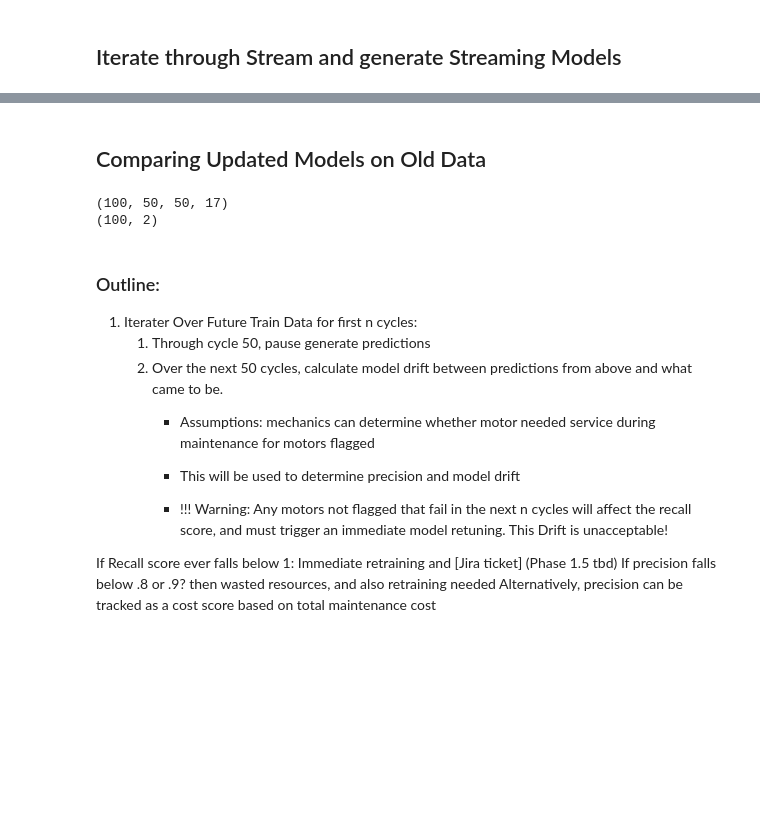
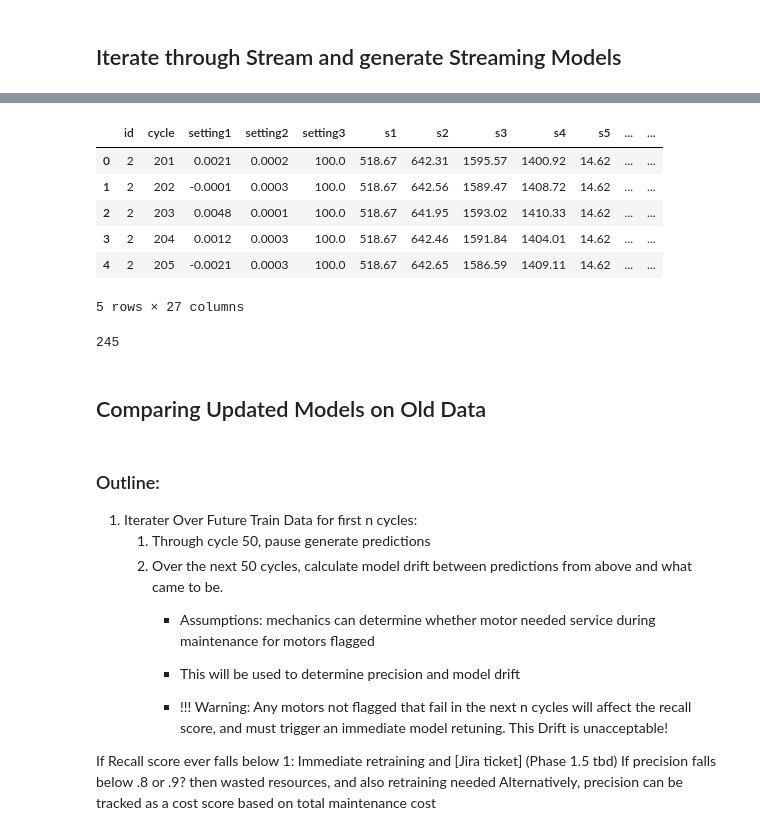
Before and after one commit to Information-International-Associates/Data-Challenge-4, a Jupyter notebook: Model_Deployment_and_Drift.ipynb, the cells around one changed output, grey strips where cells are left out. Drawn from its saved outputs; the diff is of its cells as text; code cells hidden in the pictures; blank space fills up the shorter version.

```diff
--- a/Model_Deployment_and_Drift.ipynb
+++ b/Model_Deployment_and_Drift.ipynb
@@ -50,7 +50,7 @@ RUL_Model
 
 Modules to skip:
 # %%
-w = [200,175,150,125,100,75,50,40,30,25,20,15,10,5] #Bin definitions associated with current models
+w = [5] #Bin definitions associated with current models
 # %% [markdown]
 ### Scores for Test File 1
 # %%
@@ -116,13 +105,13 @@ f1_score: 0.025080795395704007
 ## Break Training Data into Batches to Simulate Streaming Data
 # %%
 # lookback period
-history_size = 40
+history_size = 50
 
 # how often will we train it
 retrain_periodicity = 10
 
 # cycle window for binary failure prediction
-failure_prediction_size = 5
+failure_prediction_size = w[0]
 
 file_number = 1
 train_df = pd.read_csv('Data/train_FD00{}.txt'.format(file_number), sep=" ", header=None)
@@ -130,7 +119,6 @@ train_df.drop(train_df.columns[[26, 27]], axis=1, inplace=True)
 train_df.columns = ['id', 'cycle', 'setting1', 'setting2', 'setting3', 's1', 's2', 's3',
                      's4', 's5', 's6', 's7', 's8', 's9', 's10', 's11', 's12', 's13', 's14',
                      's15', 's16', 's17', 's18', 's19', 's20', 's21']
-#train_df['RUL']=train_df.groupby(['id'])['cycle'].transform(max)-train_df['cycle']
 max_cycle = train_df['cycle'].max()
 
 num_retrain_periods = math.ceil(max_cycle/retrain_periodicity)
@@ -148,13 +136,19 @@ train_df.head()
 # %%
 for i in range(0, num_retrain_periods):
     start = (i * retrain_periodicity) + 1
-    end = (start+history_size-failure_prediction_size) - 1
+    end = (start+history_size) - 1 #(start+history_size-failure_prediction_size) - 1
 
     dir = 'Data/train_FD00{}'.format(file_number)
     if not os.path.exists(dir):
         os.mkdir(dir)
     batch_df = train_df[(train_df.cycle >= start) & (train_df.cycle <= end)] #Subset batch based on cycle number
-    batch_df['label'] = np.where(batch_df['cycle'] <= w[0], 1, 0 )
+    batch_df['MinRUL']=batch_df.groupby(['id'])['cycle'].transform(max)-batch_df['cycle']
+
+    batch_df['label'] = np.where(batch_df['MinRUL'] <= failure_prediction_size, 1, 0 )
+    end = end-failure_prediction_size
+    batch_df = batch_df[(batch_df.cycle <= end)]
+    batch_df = batch_df.drop(['MinRUL'],axis=1)
+
 #Previous formulation
 #     for i in range(1,len(w)):
 #         train_df.loc[train_df['RUL'] <= w[i], 'label'] = i+1
@@ -226,0 +244,24 @@ Epoch 00007: early stopping
+# %%
+start = 201
+end = 245
+
+#Generate file path
+dir = 'Data/train_FD00{}'.format(file_number)
+print('{}/cycles_{}_to_{}.txt'.format(dir, start,end))
+
+#Read in batch data
+batch_df = pd.read_csv('{}/cycles_{}_to_{}.txt'.format(dir, start,end), sep=" ", header=None)
+
+#Append new batch data to historical
+#     previous_data.append(batch_df)
+#     historical_df = pd.merge(previous_data)
+
+#Preprocess Input
+x_train_img, y_train = RUL_Model.preprocess_train(batch_df)
+#Train Model
+model = RUL_Model.train_model(x_train_img, y_train)
+#Save Model to File
+dir = 'Data/train_FD00{}_model'.format(file_number)
+if not os.path.exists(dir):
+    os.mkdir(dir)
+model.save('{}/cycles_{}_to_{}.h5'.format(dir, start,end))
@@ -227,3 +287,17 @@ Epoch 00007: early stopping
+# %%
+batch_df.head()
+# %% [output]
+|  | id | cycle | setting1 | setting2 | setting3 | s1 | s2 | s3 | s4 | s5 | ... | ... |
+| 0 | 2 | 201 | 0.0021 | 0.0002 | 100.0 | 518.67 | 642.31 | 1595.57 | 1400.92 | 14.62 | ... | ... |
+| 1 | 2 | 202 | -0.0001 | 0.0003 | 100.0 | 518.67 | 642.56 | 1589.47 | 1408.72 | 14.62 | ... | ... |
+| 2 | 2 | 203 | 0.0048 | 0.0001 | 100.0 | 518.67 | 641.95 | 1593.02 | 1410.33 | 14.62 | ... | ... |
+| 3 | 2 | 204 | 0.0012 | 0.0003 | 100.0 | 518.67 | 642.46 | 1591.84 | 1404.01 | 14.62 | ... | ... |
+| 4 | 2 | 205 | -0.0021 | 0.0003 | 100.0 | 518.67 | 642.65 | 1586.59 | 1409.11 | 14.62 | ... | ... |
+5 rows × 27 columns
+# %%
+batch_df[batch_df['id']==46].cycle.max()
+# %% [output]
+245
 # %% [markdown]
 ## Comparing Updated Models on Old Data
 # %%
@@ -231,9 +305,6 @@ Epoch 00007: early stopping
 # %%
 print(x_train_img.shape)
 print(y_train.shape)
-# %% [output]
-(100, 50, 50, 17)
-(100, 2)
 # %% [markdown]
 ### Outline:
 
```
Also changed, not shown: parts of 8 cells of this notebook, 1 other file.
